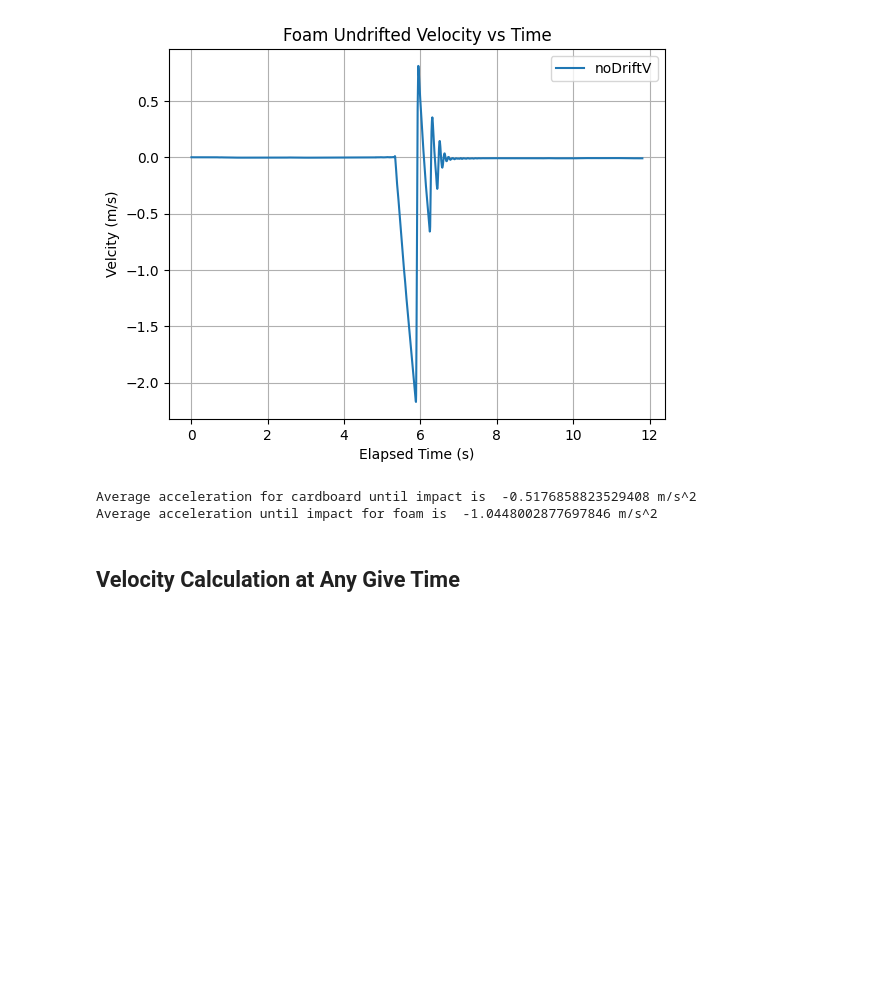
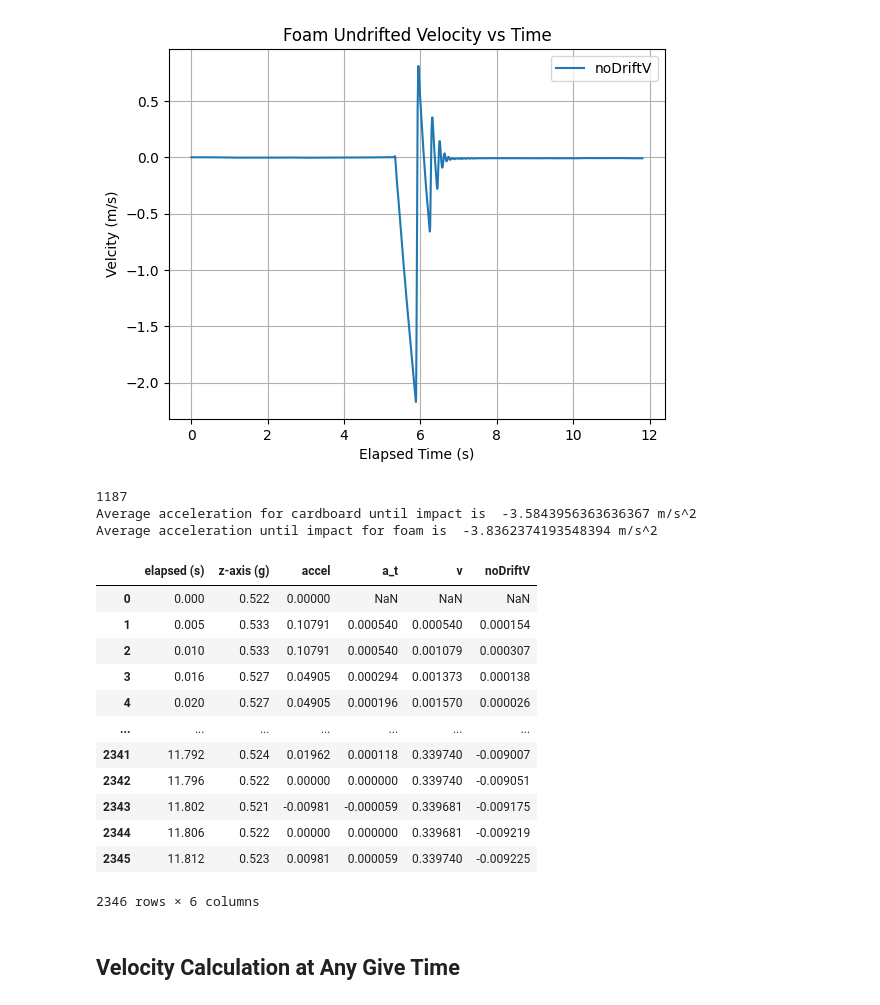
Before and after one commit to ErnestWang31/syde182, a Jupyter notebook: SYDE182_Good_Copy.ipynb, the cells around one changed output. Cells and saved outputs as stored; diff of their text form; code cells hidden in the pictures; blank space fills up the shorter version.

```diff
--- a/SYDE182_Good_Copy.ipynb
+++ b/SYDE182_Good_Copy.ipynb
@@ -141,20 +141,38 @@ plt.show
 # %%
 cardboard_impact = cardboard_df["accel"].idxmax()
 cardboard_interval_df = cardboard_df[:1070]
-cardboard_begin = cardboard_df.loc[cardboard_df["z-axis (g)"] == 0.486].index
-
-cardboard_avgAccel = cardboard_df.loc[1035:cardboard_impact].mean()
+print(cardboard_impact)
+# 1070, 1182 are indexes of when cart was travelling down ramp until impact. Found through visual inspection of data
+cardboard_avgAccel = cardboard_df.loc[1071:1180].mean()
 print("Average acceleration for cardboard until impact is ", cardboard_avgAccel["accel"], "m/s^2")
 
 foam_impact = foam_df["accel"].idxmax()
-foam_interval_df = foam_df[:1035]
-foam_begin = foam_df.loc[foam_df["z-axis (g)"] == 0.522].index
+foam_interval_df = foam_df[1071:1171]
 
-foam_avgAccel = foam_df.loc[1035:foam_impact].mean()
+#5.405, 5.878
+
+foam_avgAccel = foam_df.loc[1076:1168].mean()
 print("Average acceleration until impact for foam is ", foam_avgAccel["accel"], "m/s^2")
 # %% [output]
-Average acceleration for cardboard until impact is  -0.5176858823529408 m/s^2
-Average acceleration until impact for foam is  -1.0448002877697846 m/s^2
+1187
+Average acceleration for cardboard until impact is  -3.5843956363636367 m/s^2
+Average acceleration until impact for foam is  -3.8362374193548394 m/s^2
+# %%
+foam_df
+# %% [output]
+|  | elapsed (s) | z-axis (g) | accel | a_t | v | noDriftV |
+| 0 | 0.000 | 0.522 | 0.00000 | NaN | NaN | NaN |
+| 1 | 0.005 | 0.533 | 0.10791 | 0.000540 | 0.000540 | 0.000154 |
+| 2 | 0.010 | 0.533 | 0.10791 | 0.000540 | 0.001079 | 0.000307 |
+| 3 | 0.016 | 0.527 | 0.04905 | 0.000294 | 0.001373 | 0.000138 |
+| 4 | 0.020 | 0.527 | 0.04905 | 0.000196 | 0.001570 | 0.000026 |
+| ... | ... | ... | ... | ... | ... | ... |
+| 2341 | 11.792 | 0.524 | 0.01962 | 0.000118 | 0.339740 | -0.009007 |
+| 2342 | 11.796 | 0.522 | 0.00000 | 0.000000 | 0.339740 | -0.009051 |
+| 2343 | 11.802 | 0.521 | -0.00981 | -0.000059 | 0.339681 | -0.009175 |
+| 2344 | 11.806 | 0.522 | 0.00000 | 0.000000 | 0.339681 | -0.009219 |
+| 2345 | 11.812 | 0.523 | 0.00981 | 0.000059 | 0.339740 | -0.009225 |
+2346 rows × 6 columns
 # %% [markdown]
 ## Velocity Calculation at Any Give Time
 # %%
```
Also changed, not shown: parts of 4 cells of this notebook.
